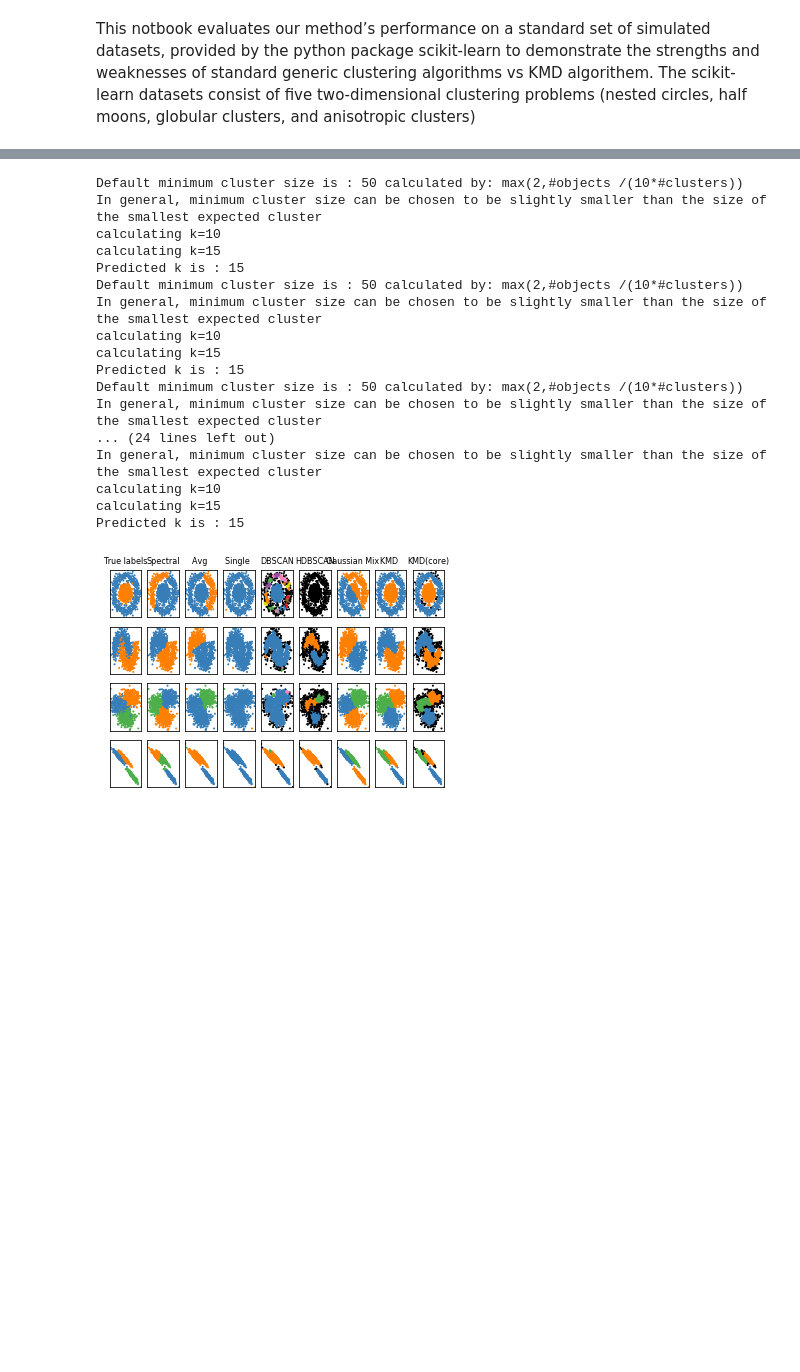
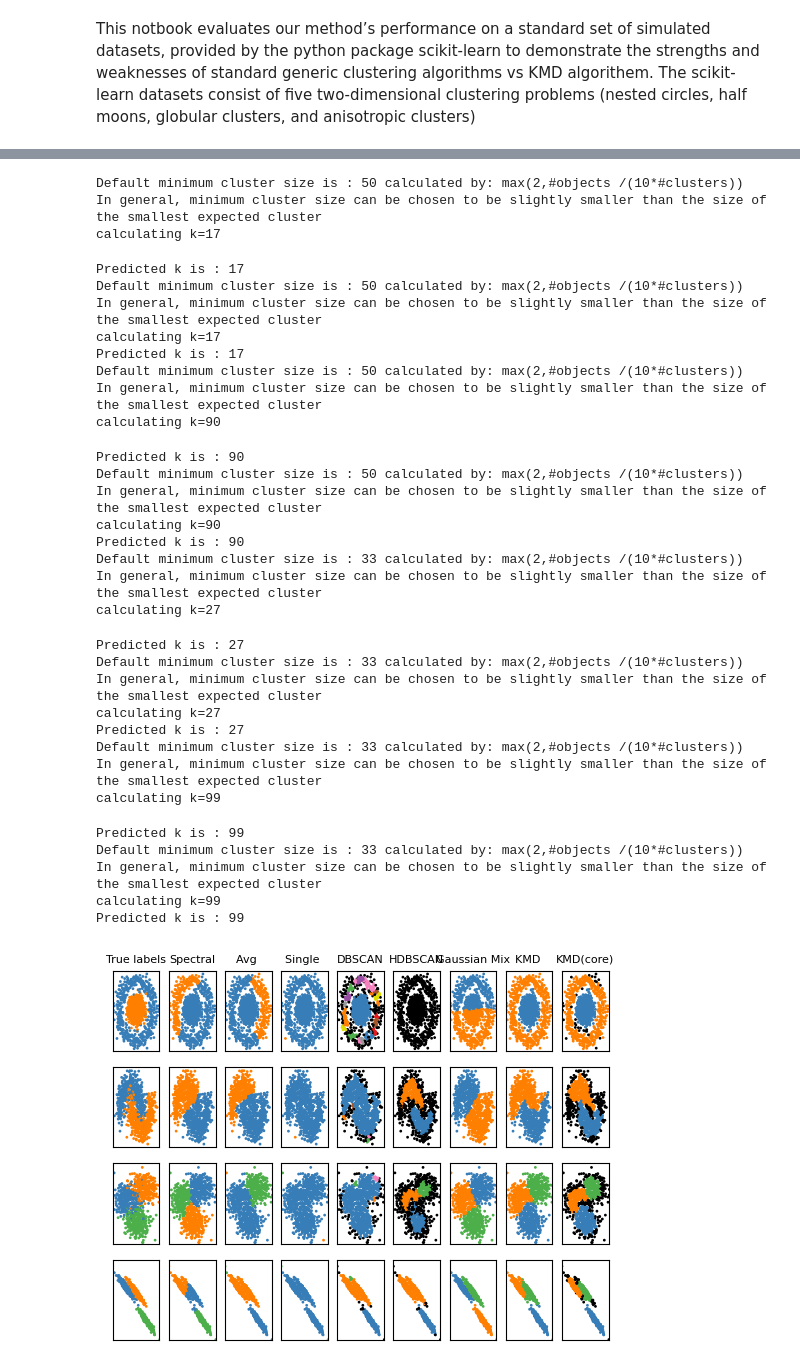
Before and after one commit to KaplanLab/KMDHierarchicalClustering, a Jupyter notebook: Toy_dataset_example.ipynb, the cells around one changed output, grey strips where cells are left out. Drawn from its saved outputs; the diff is of its cells as text; code cells hidden in the pictures; blank space fills up the shorter version.

```diff
--- a/Toy_dataset_example.ipynb
+++ b/Toy_dataset_example.ipynb
@@ -46,16 +48,14 @@ default_base = {
                 'n_neighbors': 10,
                 'n_clusters': 3,
                 'min_samples': 20,
-                'min_cluster_size': 0.1,
-                'k':'compute',
-                'k_scan_range':(10,20,5),
+                'min_cluster_size': 'compute',
                 }
 
-datasets = [
-    (noisy_circles, {'eps': 0.15,'n_clusters': 2, 'k':'compute', 'k_scan_range' : (10,20,5)}),
-    (noisy_moons, {'eps': 0.15,'n_clusters': 2, 'k':'compute', 'k_scan_range' : (40,50,5)}),
-    (varied, {'eps': .18, 'n_neighbors': 2,'min_samples': 5, 'min_cluster_size': .2, 'k':'compute', 'k_scan_range' :(10,20,5)}),
-    (aniso, {'eps': .15, 'n_neighbors': 2,'min_samples': 20,  'min_cluster_size': .2, 'k':'compute', 'k_scan_range' : (10,20,5)}),
+dataset_params_list = [
+    (noisy_circles, {'eps': 0.15,'n_clusters': 2, 'k':'compute', 'k_scan_range' : [17]}),
+    (noisy_moons, {'eps': 0.15,'n_clusters': 2, 'k':'compute', 'k_scan_range' : [90]}),
+    (varied, {'eps': .18, 'n_neighbors': 2,'min_samples': 5, 'k':'compute', 'k_scan_range' :[27]}),
+    (aniso, {'eps': .15, 'n_neighbors': 2,'min_samples': 20, 'k':'compute', 'k_scan_range' : [99]}),
 ]
 # %%
 #Set up figure
@@ -66,6 +66,6 @@ plot_num = 1
 # %%
 # Iterate on all datasets
-for i_dataset, (dataset, algo_params) in enumerate(datasets):
+for i_dataset, (dataset, algo_params) in enumerate(dataset_params_list):
     # update parameters with dataset-specific values
     params = default_base.copy()
     params.update(algo_params)
@@ -86,8 +86,8 @@ for i_dataset, (dataset, algo_params) in enumerate(datasets):
     hbscan = hdbscan.HDBSCAN(min_cluster_size=int(n_samples/(10*params['n_clusters'])))# minimum size matching kmd 'compute' method
     average_linkage = cluster.AgglomerativeClustering(linkage="average", n_clusters=params['n_clusters'])
     gmm = mixture.GaussianMixture( n_components=params['n_clusters'], covariance_type='full')
-    kmd = KMDClustering(k=params['k'], n_clusters = params['n_clusters'], min_cluster_size = 'compute', certainty = 0.5, k_scan_range = params['k_scan_range'])
-    kmd_core = KMDClustering(k=params['k'], n_clusters = params['n_clusters'], min_cluster_size = 'compute', certainty = 1, k_scan_range = params['k_scan_range'])
+    kmd = KMDClustering(k=params['k'], n_clusters = params['n_clusters'], min_cluster_size = params['min_cluster_size'], certainty = 0.5, k_scan_range = params['k_scan_range'])
+    kmd_core = KMDClustering(k=params['k'], n_clusters = params['n_clusters'], min_cluster_size = params['min_cluster_size'], certainty = 1, k_scan_range = params['k_scan_range'])
 
     clustering_algorithms = (
         ('True labels',0),
@@ -105,51 +105,66 @@ for i_dataset, (dataset, algo_params) in enumerate(datasets):
     for name, algorithm in clustering_algorithms:
         if algorithm != 0:
                 algorithm.fit(X)
                 if hasattr(algorithm, 'labels_'):
-                    y_pred = algorithm.labels_.astype(np.int)
+                    y_pred = algorithm.labels_.astype(int)
                 else:
                     y_pred = algorithm.predict(X)
         elif name == 'True labels':
             y_pred= y
 
 
         core_idx = y_pred != -1
         y_pred_eval = y_pred[core_idx]
         y_eval = y[core_idx]
 
-        plt.subplot(len(datasets), len(clustering_algorithms) , plot_num)
+        plt.subplot(len(dataset_params_list), len(clustering_algorithms) , plot_num)
 
         if i_dataset == 0:
             plt.title(name, size=8)
 
         colors = np.array(list(islice(cycle(['#377eb8', '#ff7f00', '#4daf4a','#f781bf', '#a65628', '#984ea3','#999999', '#e41a1c', '#dede00']),int(max(y_pred) + 1))))
         # add black color for outliers (if any)
         colors = np.append(colors, ["#000000"])
         plt.scatter(X[:, 0], X[:, 1], s=1, color=colors[y_pred])
         plt.xlim(-2.5, 2.5)
         plt.ylim(-2.5, 2.5)
         plt.xticks(())
         plt.yticks(())
         plot_num += 1
 # %% [output]
 Default minimum cluster size is : 50 calculated by: max(2,#objects /(10*#clusters))
 In general, minimum cluster size can be chosen to be slightly smaller than the size of the smallest expected cluster
-calculating k=10
-calculating k=15
-Predicted k is : 15
-Default minimum cluster size is : 50 calculated by: max(2,#objects /(10*#clusters))
-In general, minimum cluster size can be chosen to be slightly smaller than the size of the smallest expected cluster
-calculating k=10
-calculating k=15
-Predicted k is : 15
-Default minimum cluster size is : 50 calculated by: max(2,#objects /(10*#clusters))
-In general, minimum cluster size can be chosen to be slightly smaller than the size of the smallest expected cluster
-... (24 lines left out)
-In general, minimum cluster size can be chosen to be slightly smaller than the size of the smallest expected cluster
-calculating k=10
-calculating k=15
-Predicted k is : 15
+calculating k=17
+Predicted k is : 17
+Default minimum cluster size is : 50 calculated by: max(2,#objects /(10*#clusters))
+In general, minimum cluster size can be chosen to be slightly smaller than the size of the smallest expected cluster
+calculating k=17
+Predicted k is : 17
+Default minimum cluster size is : 50 calculated by: max(2,#objects /(10*#clusters))
+In general, minimum cluster size can be chosen to be slightly smaller than the size of the smallest expected cluster
+calculating k=90
+Predicted k is : 90
+Default minimum cluster size is : 50 calculated by: max(2,#objects /(10*#clusters))
+In general, minimum cluster size can be chosen to be slightly smaller than the size of the smallest expected cluster
+calculating k=90
+Predicted k is : 90
+Default minimum cluster size is : 33 calculated by: max(2,#objects /(10*#clusters))
+In general, minimum cluster size can be chosen to be slightly smaller than the size of the smallest expected cluster
+calculating k=27
+Predicted k is : 27
+Default minimum cluster size is : 33 calculated by: max(2,#objects /(10*#clusters))
+In general, minimum cluster size can be chosen to be slightly smaller than the size of the smallest expected cluster
+calculating k=27
+Predicted k is : 27
+Default minimum cluster size is : 33 calculated by: max(2,#objects /(10*#clusters))
+In general, minimum cluster size can be chosen to be slightly smaller than the size of the smallest expected cluster
+calculating k=99
+Predicted k is : 99
+Default minimum cluster size is : 33 calculated by: max(2,#objects /(10*#clusters))
+In general, minimum cluster size can be chosen to be slightly smaller than the size of the smallest expected cluster
+calculating k=99
+Predicted k is : 99
-[figure, old version]
+[figure, new version]
 # %%
 print('Total running time on toy dataset: '+str(time.time()-t)+ ' seconds')
 # %% [output]
```
Also changed, not shown: parts of 4 cells of this notebook.
